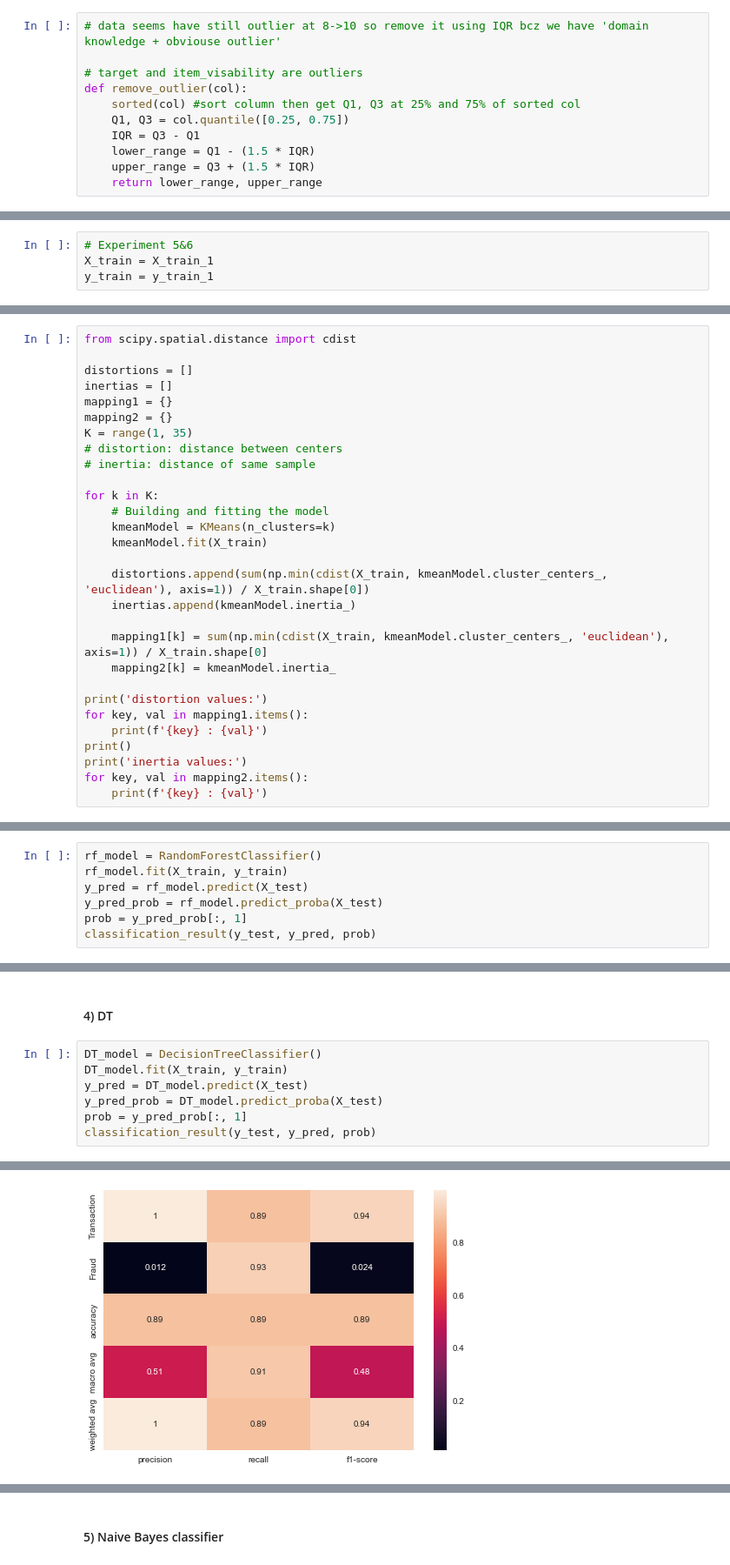
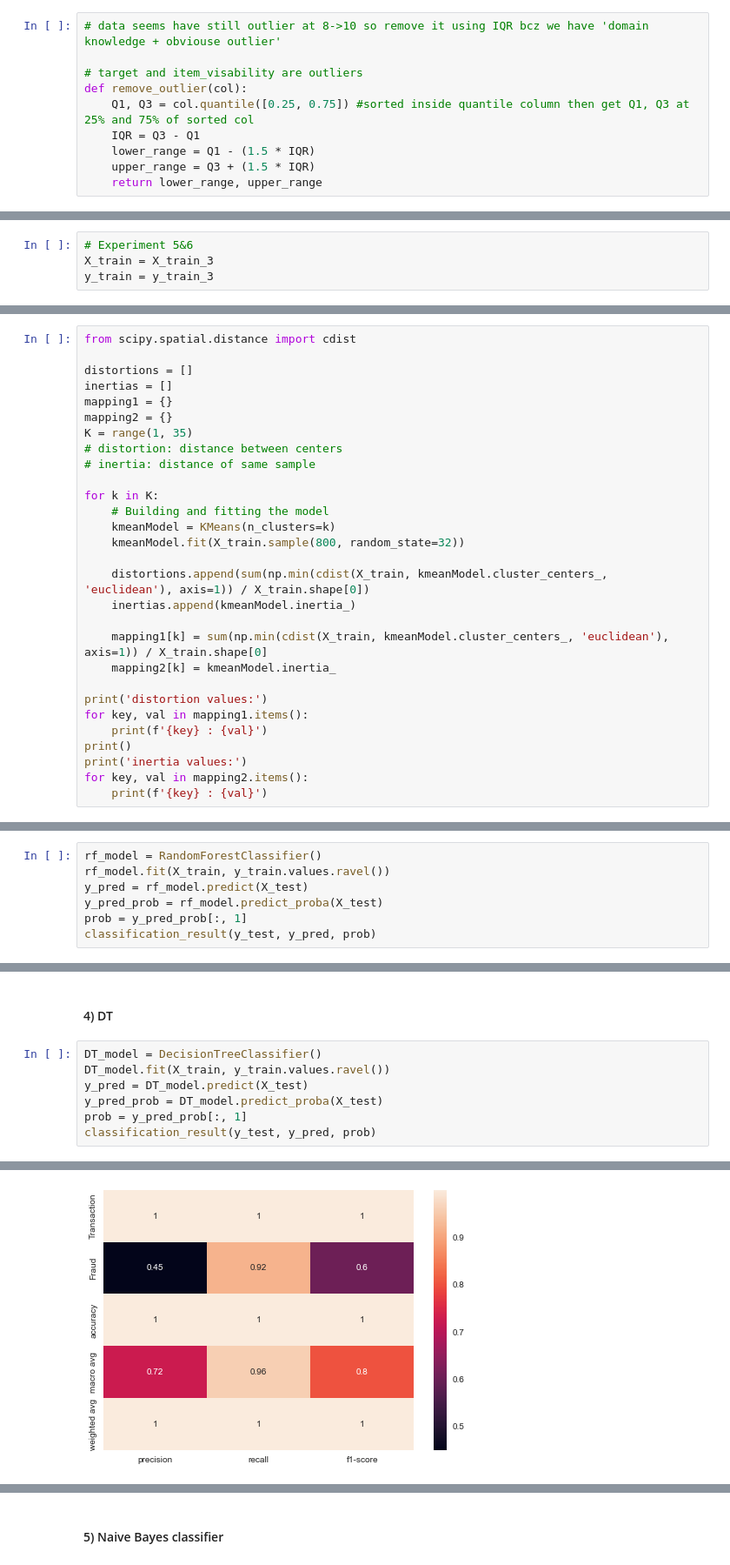
Before and after one commit to Eugeo101/credit-card-fraud, a Jupyter notebook: credit card fraud detection.ipynb, the cells around one changed output, grey strips where cells are left out. Shown at 87% size. Cells and saved outputs as stored; diff of their text form.

```diff
--- a/credit card fraud detection.ipynb
+++ b/credit card fraud detection.ipynb
@@ -337,8 +337,7 @@ plt.show()
 
 # target and item_visability are outliers
 def remove_outlier(col):
-    sorted(col) #sort column then get Q1, Q3 at 25% and 75% of sorted col
-    Q1, Q3 = col.quantile([0.25, 0.75])
+    Q1, Q3 = col.quantile([0.25, 0.75]) #sorted inside quantile column then get Q1, Q3 at 25% and 75% of sorted col
     IQR = Q3 - Q1
     lower_range = Q1 - (1.5 * IQR)
     upper_range = Q3 + (1.5 * IQR)
@@ -668,8 +667,8 @@ X_train_3.duplicated().sum() # half of data is dublicated NOICE
 0
 # %%
 # Experiment 5&6
-X_train = X_train_1
-y_train = y_train_1
+X_train = X_train_3
+y_train = y_train_3
 # %% [markdown]
 ---
 # %%
@@ -851,7 +848,7 @@ K = range(1, 35)
 for k in K:
     # Building and fitting the model
     kmeanModel = KMeans(n_clusters=k)
-    kmeanModel.fit(X_train)
+    kmeanModel.fit(X_train.sample(800, random_state=32))
 
     distortions.append(sum(np.min(cdist(X_train, kmeanModel.cluster_centers_, 'euclidean'), axis=1)) / X_train.shape[0])
     inertias.append(kmeanModel.inertia_)
@@ -1233,7 +1237,7 @@ Precision: 0.04318181818181818
 #### 3) RF
 # %%
 rf_model = RandomForestClassifier()
-rf_model.fit(X_train, y_train)
+rf_model.fit(X_train, y_train.values.ravel())
 y_pred = rf_model.predict(X_test)
 y_pred_prob = rf_model.predict_proba(X_test)
 prob = y_pred_prob[:, 1]
@@ -1254,7 +1257,7 @@ Precision: 0.04132231404958678
 #### 4) DT
 # %%
 DT_model = DecisionTreeClassifier()
-DT_model.fit(X_train, y_train)
+DT_model.fit(X_train, y_train.values.ravel())
 y_pred = DT_model.predict(X_test)
 y_pred_prob = DT_model.predict_proba(X_test)
 prob = y_pred_prob[:, 1]
@@ -1271 +1274 @@ Precision: 0.012179887570268583
-[figure, old version]
+[figure, new version]
```
Also changed, not shown: parts of 69 cells of this notebook, 1 other file.
